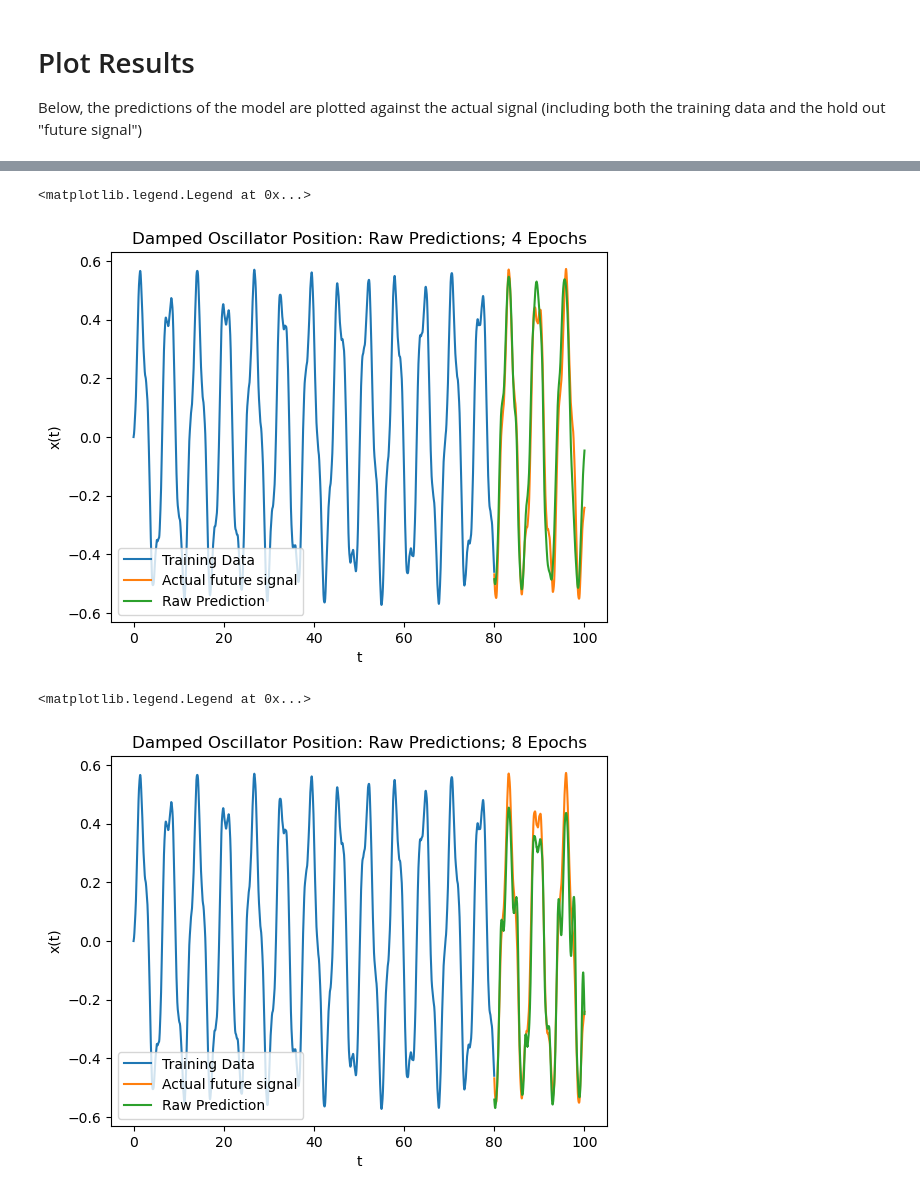
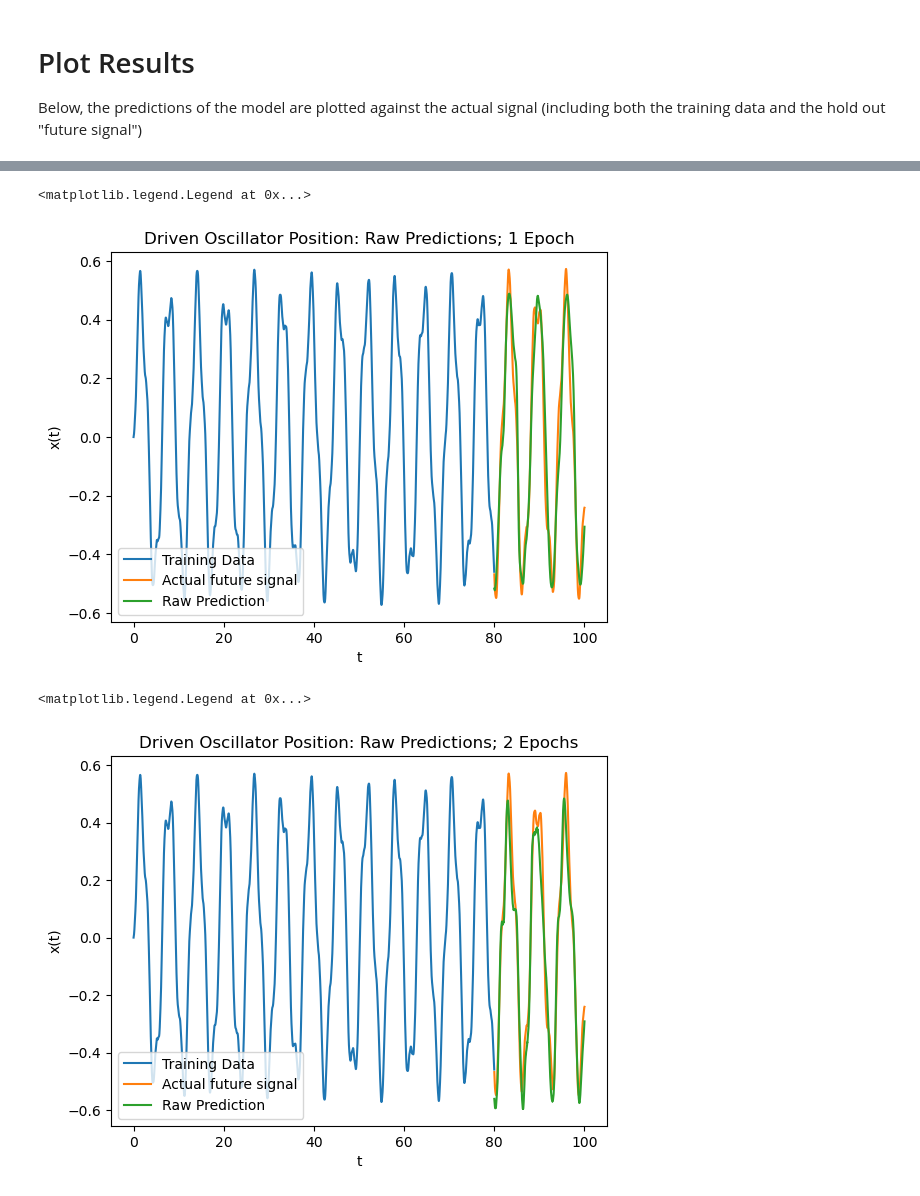
Before and after one commit to gaoadam/dynamicmodel, a Jupyter notebook: lstm_predictions_filtered.ipynb, the cells around one changed output, grey strips where cells are left out. Cells and saved outputs as stored; diff of their text form; code cells hidden in the pictures.

```diff
--- a/lstm_predictions_filtered.ipynb
+++ b/lstm_predictions_filtered.ipynb
@@ -135,7 +135,7 @@ def create_model(x_length, y_length):
 #Determine model parameters
 x_length = 1
 batch_size = 1
-epochs= 4
+epochs= 1
 
 
 
@@ -362,22 +340,22 @@ plt.legend(loc='lower left')
 # %%
 #Compare added filtered predictions
 #Plot the actual signal
 fig = plt.figure()
-plt.title('Damped Oscillator Position: Raw Predictions; {} Epochs'.format(str(epochs)))
+plt.title('Driven Oscillator Position: Raw Predictions; {} Epoch'.format(str(epochs)))
 plt.xlabel('t')
 plt.ylabel('x(t)')
 plt.plot(df1['t'][0:len_train], df1['x'][0:len_train], label='Training Data')
 plt.plot(df1['t'][-1*len(array_prediction1):], df1['x'][-1*len(array_prediction1):], label='Actual future signal')
 plt.plot(df1['t'][-1*len(array_prediction1):],array_prediction1, label='Raw Prediction')
 plt.legend(loc='lower left')
 # %% [output]
 <matplotlib.legend.Legend at 0x...>
-[figure, old version]
+[figure, new version]
 # %%
 #Compare added filtered predictions
 #Plot the actual signal
 fig = plt.figure()
-plt.title('Damped Oscillator Position: Raw Predictions; {} Epochs'.format(str(epochs*2)))
+plt.title('Driven Oscillator Position: Raw Predictions; {} Epochs'.format(str(epochs*2)))
 plt.xlabel('t')
 plt.ylabel('x(t)')
 plt.plot(df1['t'][0:len_train], df1['x'][0:len_train], label='Training Data')
@@ -386,7 +364,7 @@ plt.plot(df1['t'][-1*len(array_prediction2):],array_prediction2, label='Raw Pred
 plt.legend(loc='lower left')
 # %% [output]
 <matplotlib.legend.Legend at 0x...>
-[figure, old version]
+[figure, new version]
 # %%
 #Mean squared error of raw prediction
 mse_raw1 = ((df1['x'][-1*len(array_prediction1):] - array_prediction1[:][0])**2).mean()
```
Also changed, not shown: parts of 11 cells of this notebook.
